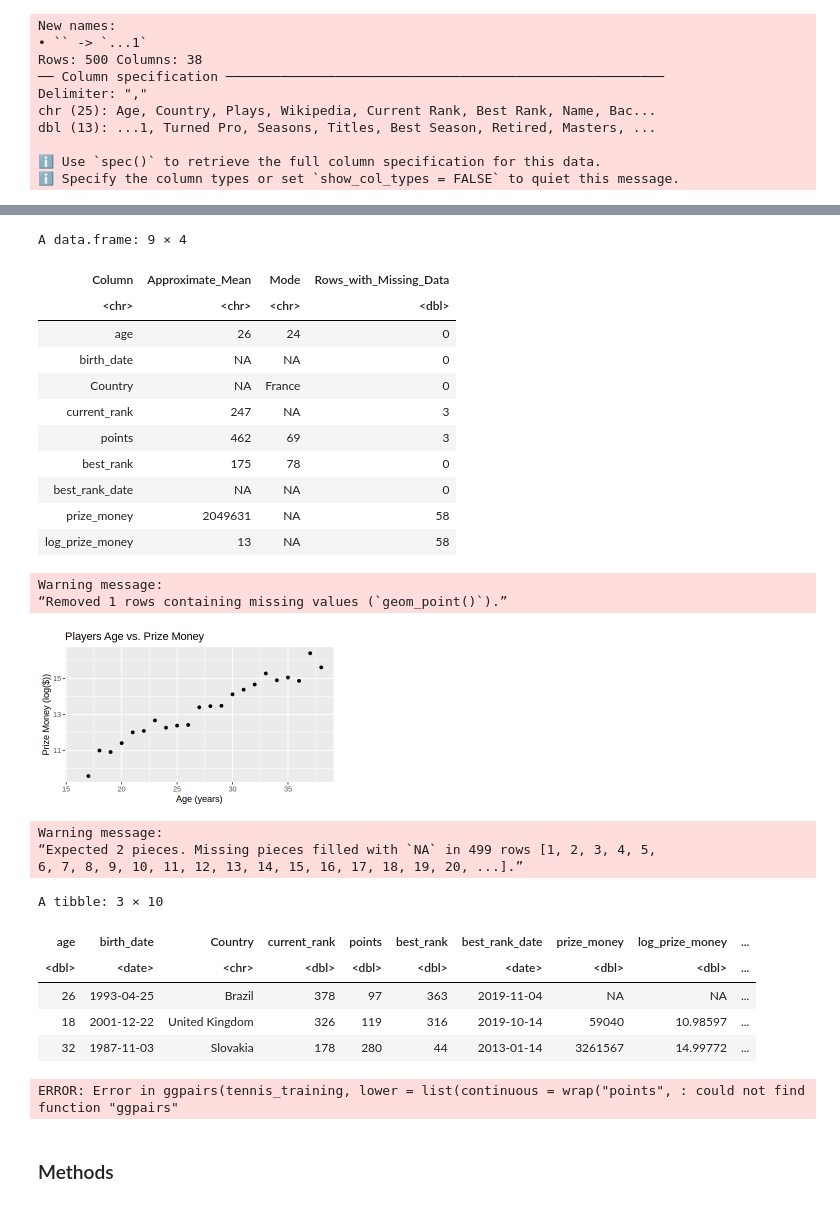
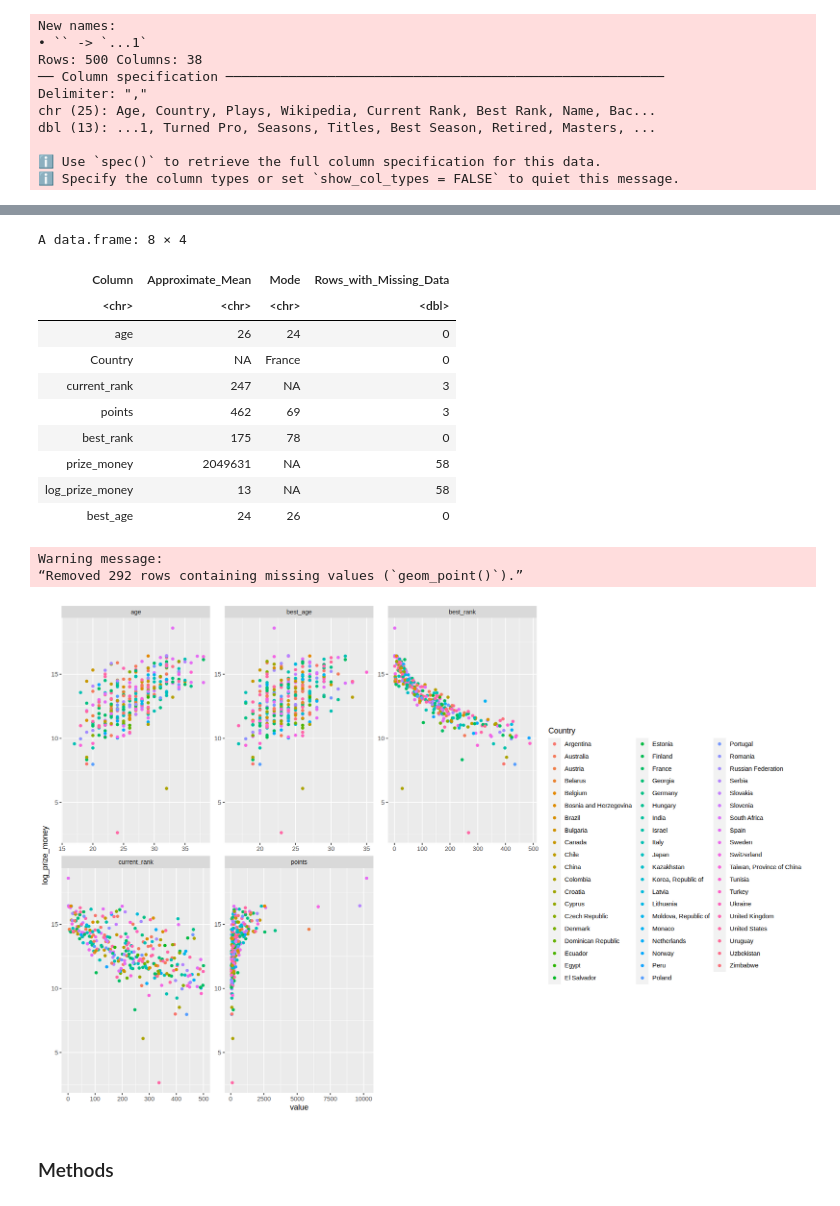
Before and after one commit to ShailaRoux/dsci-100-2023w1-group-42, a Jupyter notebook: group_project_report.ipynb, the cells around one changed output, grey strips where cells are left out. Saved outputs shown, nothing was run; the diff lists cells and outputs as text; code cells hidden in the pictures.

```diff
--- a/group_project_report.ipynb
+++ b/group_project_report.ipynb
@@ -55,7 +75,16 @@ tidy_tennis <- tennis_data |>
     mutate(prize_money=as.numeric(prize_money))|>#converts prize_money column to numeric objects
     mutate(log_prize_money=log(prize_money)) |>#creates log_prize_money column
     drop_na(age)#removes anomalous row in which all values were NA
-slice(tidy_tennis, 1:3)#prints first 3 rows of datafram to demonstrate tidiness of data
+tidy_tennis<-as.data.frame(tidy_tennis)
+tidy_tennis <- tidy_tennis |>
+    mutate(best_age=difftime(best_rank_date, birth_date, units="weeks")) |> #determined best age in weeks
+    mutate(best_age=best_age/52) |> #determined best age in years
+    separate(col=best_age,into=c("best_age","x"),sep="\t") |>#adjusted format to remove "weeks"
+    mutate(best_age=as.numeric(best_age))
+tidy_tennis <- tidy_tennis %>% mutate(best_age=floor(best_age))
+tidy_tennis <- tidy_tennis |>
+    select(age, Country, current_rank:best_rank, log_prize_money, best_age)
+slice(tidy_tennis, 1:3)
 # %% [output]
 Warning message:
 “Expected 2 pieces. Additional pieces discarded in 20 rows [16, 96, 128, 142,
@@ -73,62 +105,43 @@ A tibble: 3 × 12
 # %%
 #Using only training data, summarize the data in at least one table (this is exploratory data analysis).
 set.seed(1111)#allows for reproducible randomness in data
-tidy_tennis <- tidy_tennis |> select(age,birth_date, Country, current_rank,
-                                     points, best_rank, best_rank_date, prize_money, log_prize_money)
-                                        #selected columns to be used for data analysis
-tennis_split <- initial_split(tidy_tennis, prop = 0.75, strata = prize_money)#split data into training and testing sets
+tennis_split <- initial_split(tidy_tennis, prop = 0.75, strata = log_prize_money)#split data into training and testing sets
 tennis_training <- training(tennis_split)#pulled training data
 tennis_testing <- testing(tennis_split)#pulled testing data
-tennis_list <- list(Column=c("age","birth_date","Country","current_rank",
-                             "points","best_rank","best_rank_date","prize_money", "log_prize_money"),
-                    Approximate_Mean=c(26,"NA","NA",247,462,175,"NA",2049631, 13),
-                    Mode=c(24,"NA","France","NA",69,78,"NA","NA","NA"),
-                    Rows_with_Missing_Data=c(0,0,0,3,3,0,0,58, 58))
+tennis_list <- list(Column=c("age","Country","current_rank",
+                             "points","best_rank","prize_money", "log_prize_money", "best_age"),
+                    Approximate_Mean=c(26,"NA",247,462,175,2049631, 13, 24),
+                    Mode=c(24,"France","NA",69,78,"NA","NA", 26),
+                    Rows_with_Missing_Data=c(0,0,3,3,0,58, 58, 0))
 tennis_summary <- data.frame(tennis_list)
     #Created summary dataframe using values obtained through analysis steps which have not been included
 tennis_summary
 # %% [output]
-A data.frame: 9 × 4
+A data.frame: 8 × 4
 | Column | Approximate_Mean | Mode | Rows_with_Missing_Data |
 | <chr> | <chr> | <chr> | <dbl> |
 | age | 26 | 24 | 0 |
-| birth_date | NA | NA | 0 |
 | Country | NA | France | 0 |
 | current_rank | 247 | NA | 3 |
 | points | 462 | 69 | 3 |
 | best_rank | 175 | 78 | 0 |
-| best_rank_date | NA | NA | 0 |
 | prize_money | 2049631 | NA | 58 |
 | log_prize_money | 13 | NA | 58 |
+| best_age | 24 | 26 | 0 |
 # %%
 #Preliminary data visualization plot
-tennis_plot <- tennis_training |> group_by(age) |> summarise(log_prize_money = mean(log_prize_money, na.rm=TRUE)) |>
-    ggplot(aes(x = age, y = log_prize
-               _money)) + geom_point() + labs(x = "Age (years)", y = "Prize Money (log($))") +
-    ggtitle("Players Age vs. Prize Money")
-tennis_plot
-options(repr.plot.height=3, repr.plot.width=5)
+tennis.gathered <- tennis_training %>%
+  as.data.frame() %>%
+  gather(key = "variable", value = "value",
+         -log_prize_money, -Country)
+ggplot(tennis.gathered, aes(x = value, y = log_prize_money)) +
+  geom_point(aes(color = Country)) +
+  facet_wrap(~variable, scales="free" )
+options(repr.plot.height=10, repr.plot.width=15)
 # %% [output]
 Warning message:
-“Removed 1 rows containing missing values (`geom_point()`).”
+“Removed 292 rows containing missing values (`geom_point()`).”
-[figure, old version]
+[figure, new version]
-# %%
-tidy_tennis <- tidy_tennis |>
-    mutate(best_age=difftime(best_rank_date, birth_date, units="weeks")) |> #determined best age in weeks
-    mutate(best_age=best_age/52) |> #determined best age in years
-    separate(col=best_age,into=c("best_age","x"),sep="\t") |> #adjusted format to remove "weeks"
-    select(age:log_prize_money,best_age)
-slice(tidy_tennis, 1:3)
-# %% [output]
-Warning message:
-“Expected 2 pieces. Missing pieces filled with `NA` in 499 rows [1, 2, 3, 4, 5,
-6, 7, 8, 9, 10, 11, 12, 13, 14, 15, 16, 17, 18, 19, 20, ...].”
-A tibble: 3 × 10
-| age | birth_date | Country | current_rank | points | best_rank | best_rank_date | prize_money | log_prize_money | ... |
-| <dbl> | <date> | <chr> | <dbl> | <dbl> | <dbl> | <date> | <dbl> | <dbl> | ... |
-| 26 | 1993-04-25 | Brazil | 378 | 97 | 363 | 2019-11-04 | NA | NA | ... |
-| 18 | 2001-12-22 | United Kingdom | 326 | 119 | 316 | 2019-10-14 | 59040 | 10.98597 | ... |
-| 32 | 1987-11-03 | Slovakia | 178 | 280 | 44 | 2013-01-14 | 3261567 | 14.99772 | ... |
 # %%
 # Perform Linear Regression
 set.seed(1111)#allows for reproducible randomness in data
@@ -162,8 +175,6 @@ tennis_plot_final <- tennis_training |>
 tennis_plot_final
 
 #NOTE: NOT FINISHED - Could not figure out how to plot data, ggpairs package not loaded?
-# %% [output]
-ERROR: Error in ggpairs(tennis_training, lower = list(continuous = wrap("points", : could not find function "ggpairs"
 # %% [markdown]
 ### Methods
 # %%
```
Also changed, not shown: parts of 3 cells of this notebook.
